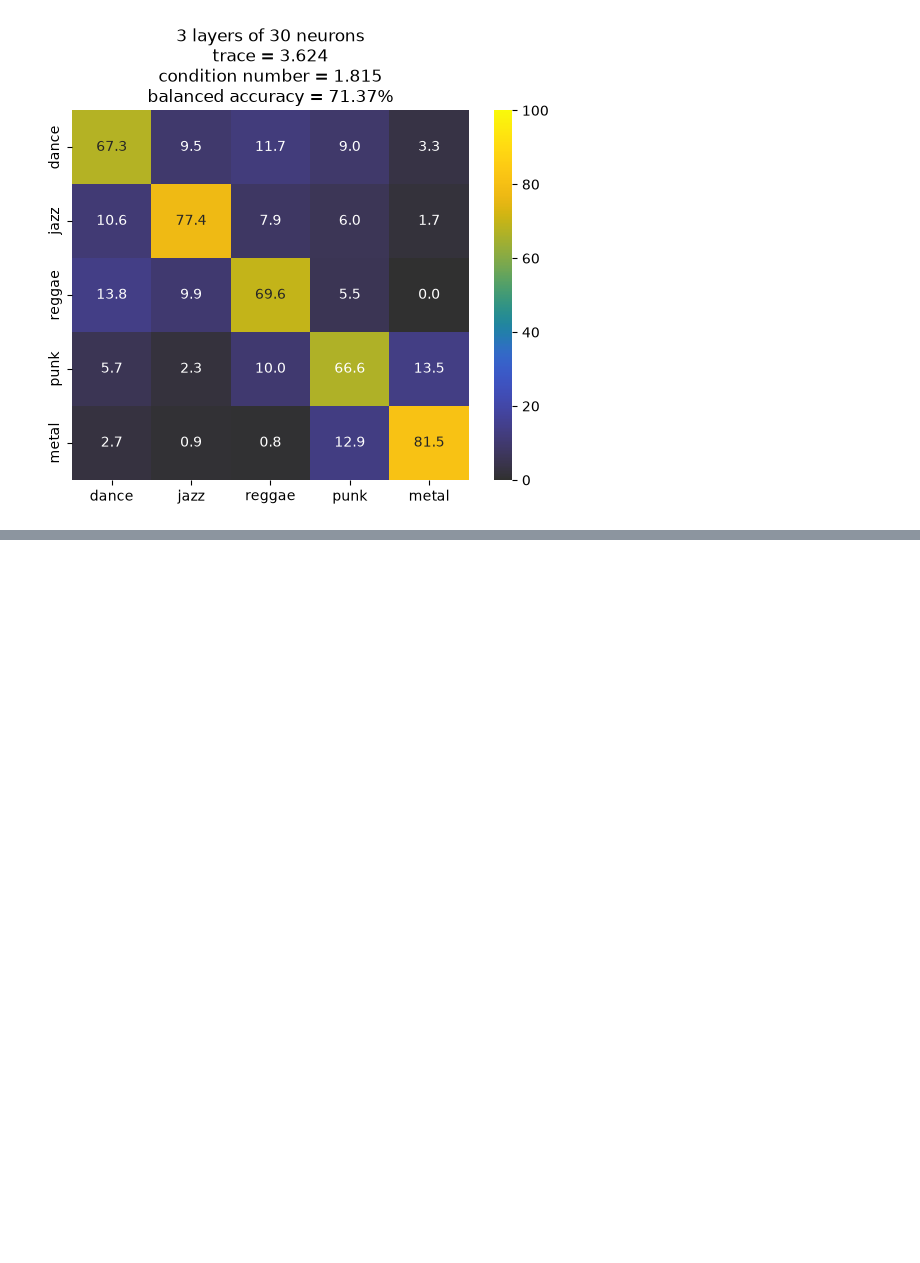
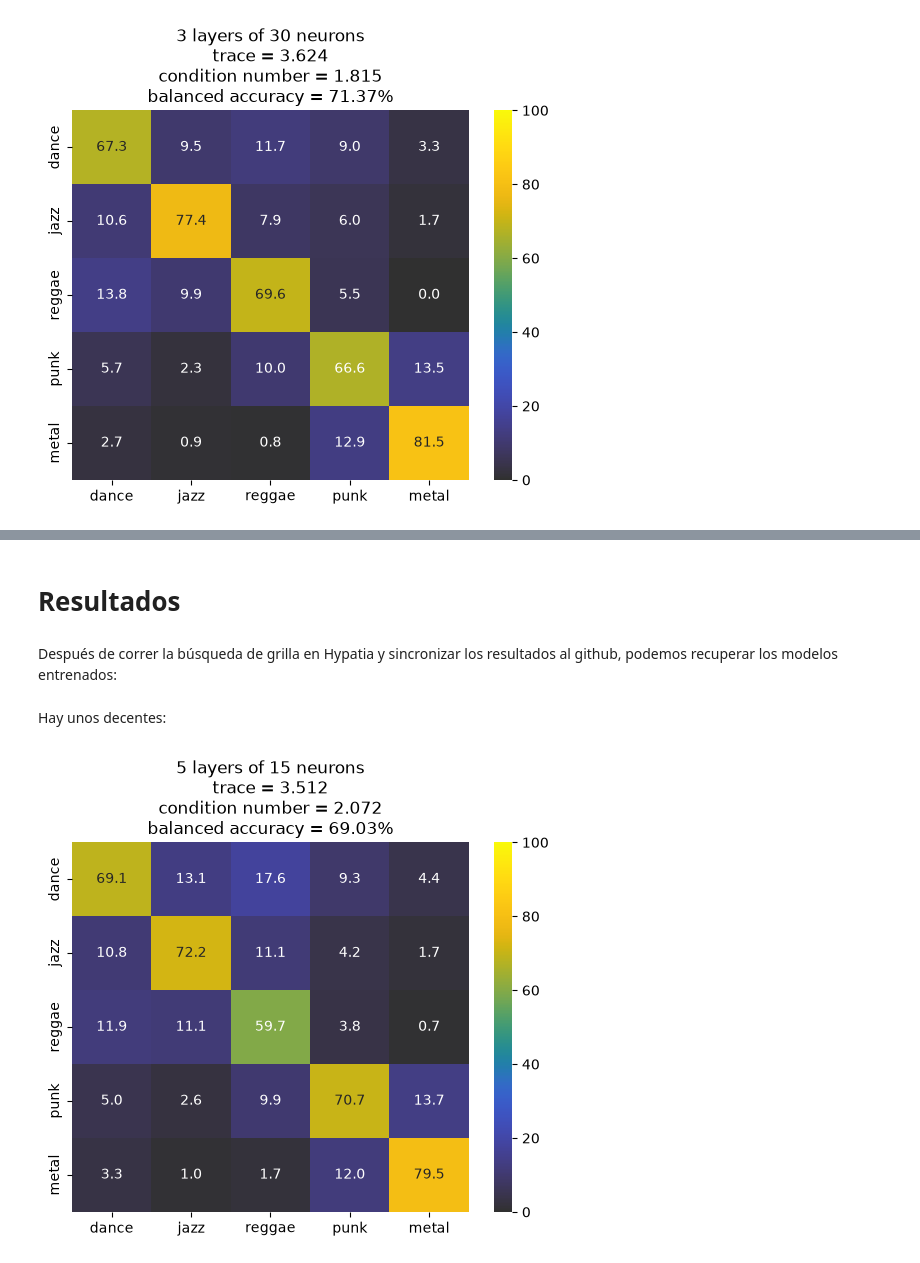
Before and after one commit to DANI2579/ML-2026, a Jupyter notebook: mlp_classifiers/T2.ipynb, the cells around one changed output, grey strips where cells are left out. Cells and saved outputs as stored; diff of their text form; code cells hidden in the pictures; blank space fills up the shorter version.

Commit message:
update notebook preeliminary results

```diff
--- a/mlp_classifiers/T2.ipynb
+++ b/mlp_classifiers/T2.ipynb
@@ -346,0 +367,3 @@ array([ 1,  2,  3,  4,  6, 10])
+# %%
+depths = np.unique(np.logspace(0,1.1,7,dtype=int)).tolist()
+depths
@@ -392,0 +396,6 @@ L2_lambda = 3e-4
+# %%
+external_grid = ParameterGrid({
+    "depth":depths,
+    "width":widths
+})
+len(external_grid)
@@ -392,0 +417,37 @@ L2_lambda = 3e-4
+# %%
+def model_fname_to_grid_indices(model_fname):
+    "Return the internal and external grid indices of model according to our naming scheme defined in the grid search"
+    clean_name = os.path.splitext(os.path.basename(model_fname))[0]
+    return [int(s) for s in clean_name.split("_")[-2:]]
+
+def reconstruct_model(model_fname):
+    internal_idx, external_idx = model_fname_to_grid_indices(model_fname)
+    config = external_grid[external_idx]
+    model = make_mlp(
+        input_size = val[0].shape[1],
+        output_size = len(np.unique(val[1])),
+        hidden_layers = [config["width"]]*config["depth"]
+    )
+    state = torch.load(model_fname)
+    model.load_state_dict(state)
+    return model, config
+# %% [markdown]
+# Resultados
+# %% [markdown]
+Después de correr la búsqueda de grilla en Hypatia y sincronizar los resultados al github, podemos recuperar los modelos entrenados:
+# %%
+entrenados = sorted(glob("./grid_search/models/*.pt"))
+# %% [markdown]
+Hay unos decentes:
+# %%
+reconstructed_model, config = reconstruct_model(entrenados[100])
+
+y_pred = reconstructed_model(test[0]).argmax(axis=1).numpy()
+y_test = test[1].numpy()
+
+CM = confusion_matrix(y_test,y_pred,normalize="pred")
+kwargs = dict(xticklabels=genres,yticklabels=genres,annot=True,fmt='.1f',vmin=0,vmax=100,cmap=cc.cm.gouldian)
+report = title(y_test,y_pred,name=f"{config["depth"]} layers of {config["width"]} neurons")
+sns.heatmap(100*CM,**kwargs).set(title=report);
+# %% [output]
+[figure, added]
```
Also changed, not shown: parts of 30 cells of this notebook.
